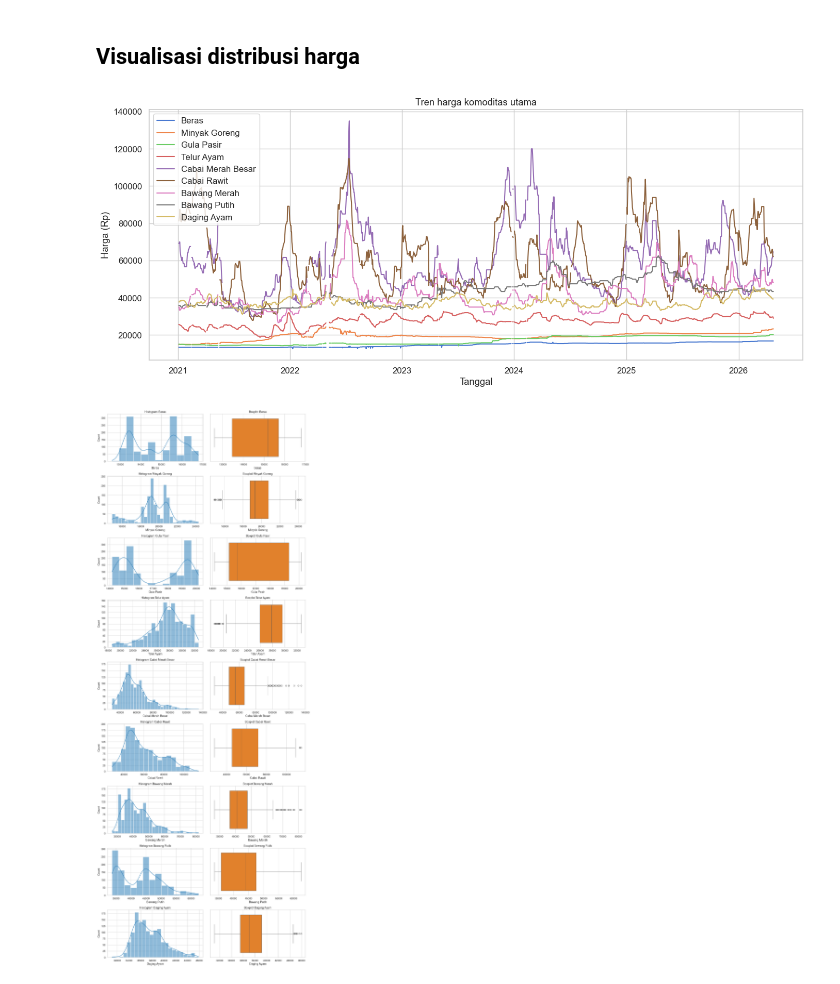
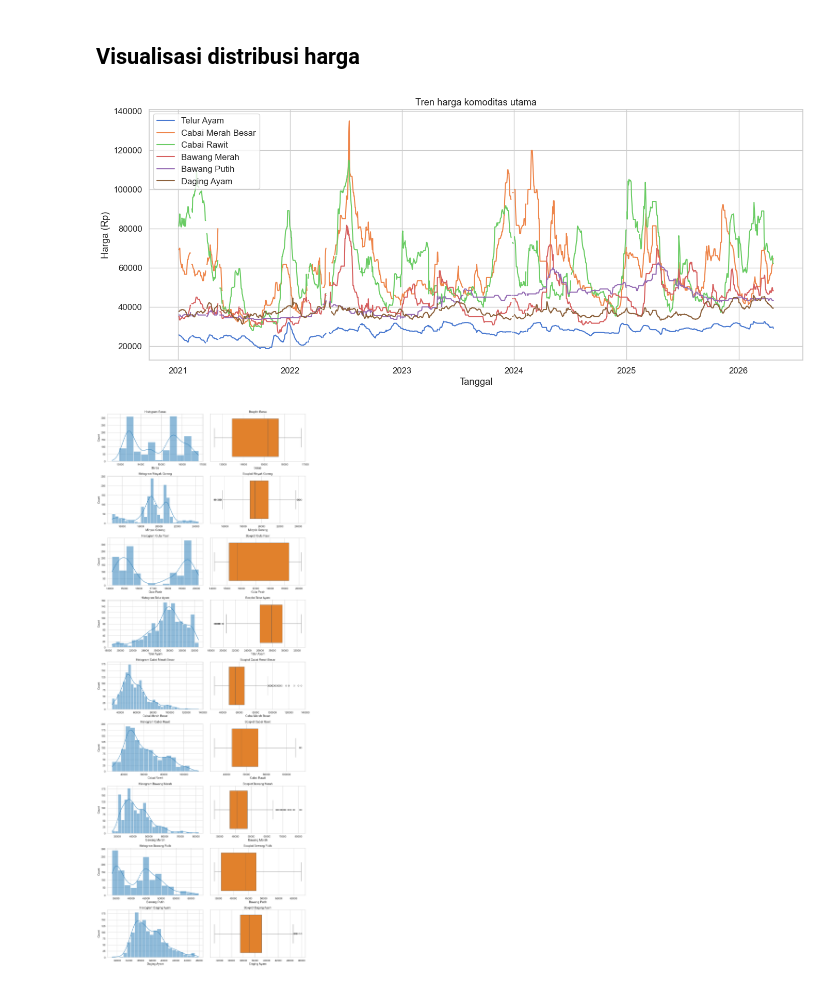
Before and after one commit to jeebrielibr/ProjectML_PrediksiHargaCabai, a Jupyter notebook: notebook/Data Understanding - Dataset Harga Bahan Pokok.ipynb, the cells around one changed output. Cells and saved outputs as stored; diff of their text form; code cells hidden in the pictures.

```diff
--- a/notebook/Data Understanding - Dataset Harga Bahan Pokok.ipynb
+++ b/notebook/Data Understanding - Dataset Harga Bahan Pokok.ipynb
@@ -318,37 +318,34 @@ import matplotlib.pyplot as plt
 import seaborn as sns
 
 sns.set(style="whitegrid", palette="muted", font_scale=1.1)
 
 # Siapkan data numerik dan time series
 harga_numeric = df_harga.select_dtypes(include=[np.number])
 harga_time = df_harga.set_index("Tanggal")[harga_numeric.columns]
 
 # Visualisasi tren harga beberapa komoditas yang ada dalam dataset
 selected = [
-    "Beras",
-    "Minyak Goreng",
-    "Gula Pasir",
     "Telur Ayam",
     "Cabai Merah Besar",
     "Cabai Rawit",
     "Bawang Merah",
     "Bawang Putih",
     "Daging Ayam"
 ]
 selected = [c for c in selected if c in harga_time.columns]
 
 plt.figure(figsize=(14, 6))
 for col in selected:
     plt.plot(harga_time.index, harga_time[col], label=col)
 
 plt.legend(loc="upper left")
 plt.title("Tren harga komoditas utama")
 plt.xlabel("Tanggal")
 plt.ylabel("Harga (Rp)")
 plt.tight_layout()
 plt.show()
 # %% [output]
-[figure, old version]
+[figure, new version]
 # %%
 # Plot distribusi harga untuk contoh komoditas
 example_cols = [c for c in ["Beras",
```
Also changed, not shown: 2 other files.
